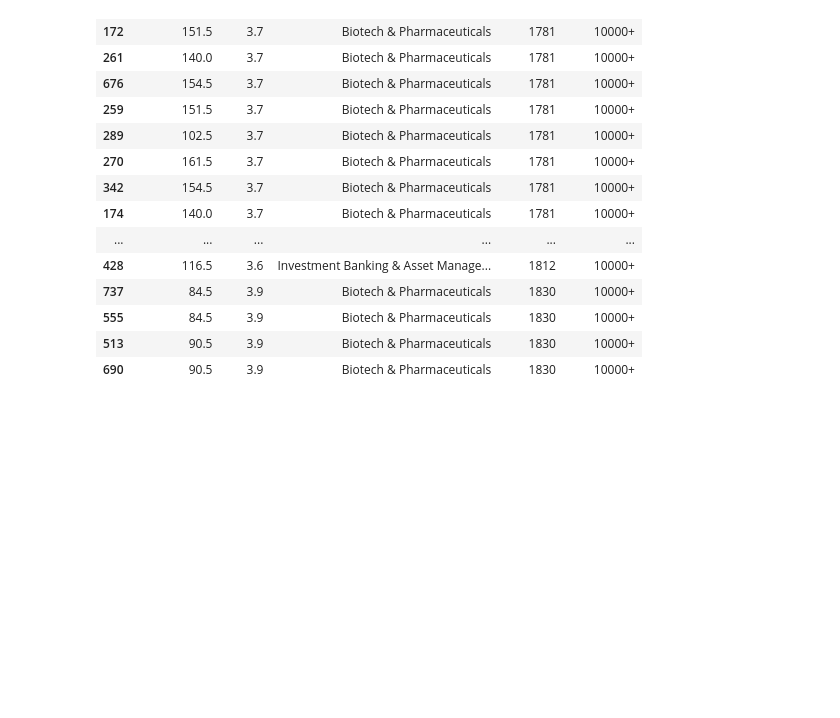
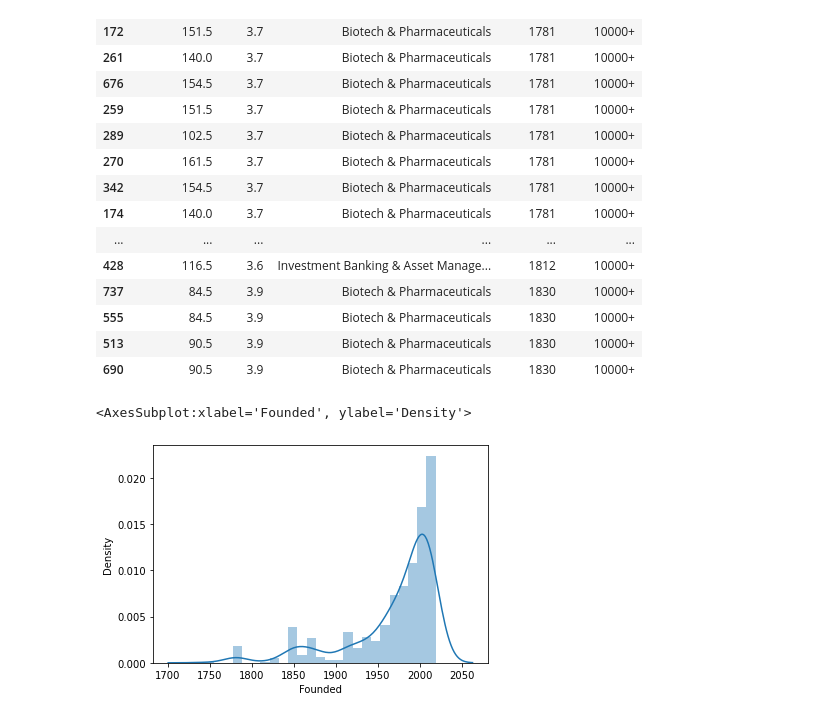
Before and after one commit to ramssrez/proyectoDevF, a Jupyter notebook: ProyectoDev.ipynb, the cells around one changed output. Saved outputs shown, nothing was run; the diff lists cells and outputs as text; code cells hidden in the pictures; blank space fills up the shorter version.

```diff
--- a/ProyectoDev.ipynb
+++ b/ProyectoDev.ipynb
@@ -66,3 +66,8 @@ by_year.head(20)
 | 555 | 84.5 | 3.9 | Biotech & Pharmaceuticals | 1830 | 10000+ |
 | 513 | 90.5 | 3.9 | Biotech & Pharmaceuticals | 1830 | 10000+ |
 | 690 | 90.5 | 3.9 | Biotech & Pharmaceuticals | 1830 | 10000+ |
+# %%
+sns.distplot(by_year['Founded'])
+# %% [output]
+<AxesSubplot:xlabel='Founded', ylabel='Density'>
+[figure, added]
```
Also changed, not shown: parts of 6 cells of this notebook, 1 other file.
